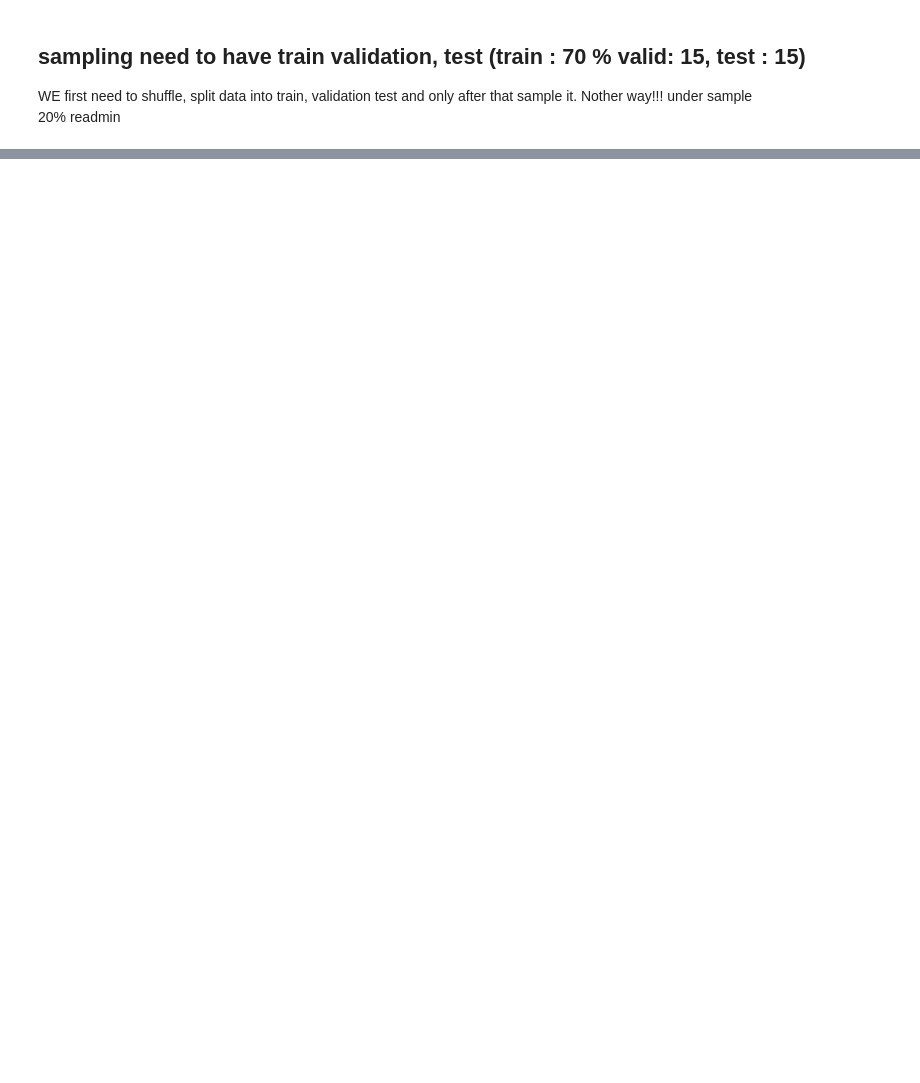
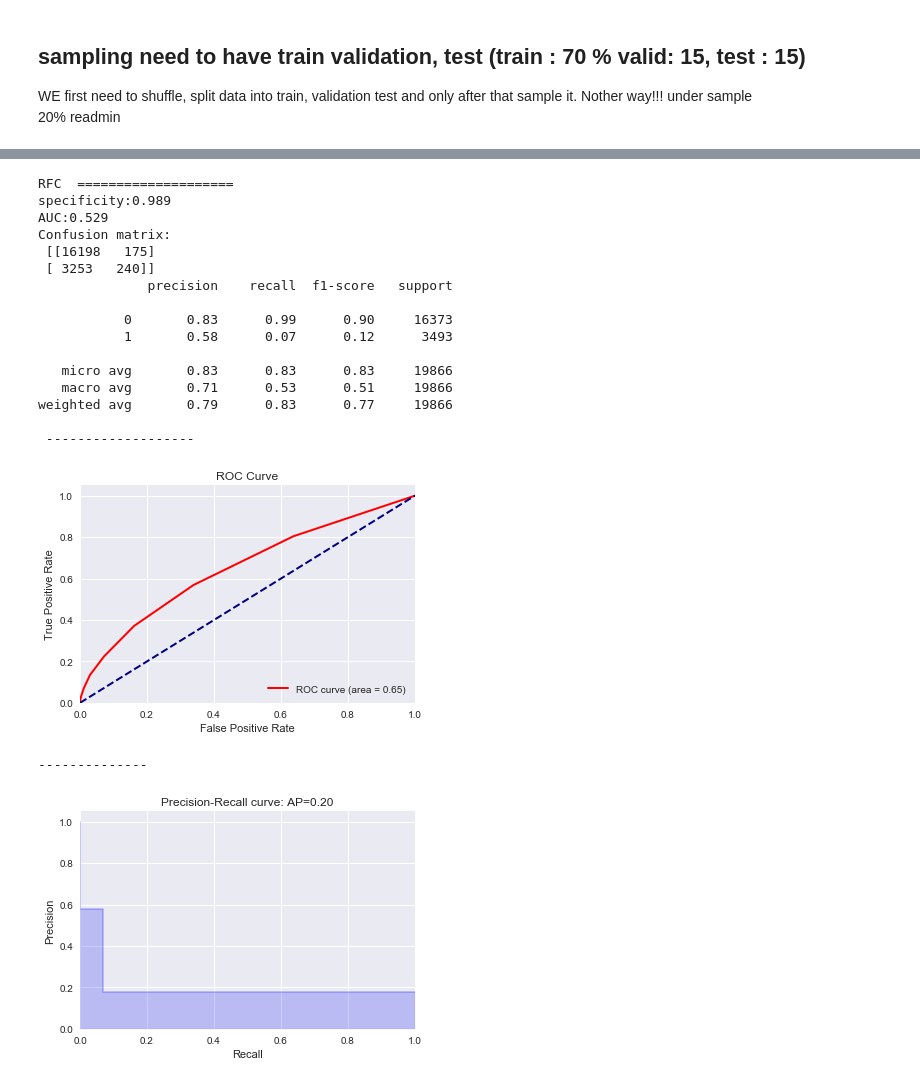
Before and after one commit to v2br/AI_study, a Jupyter notebook: unit3/capstone3.ipynb, the cells around one changed output, grey strips where cells are left out. Drawn from its saved outputs; the diff is of its cells as text; code cells hidden in the pictures; blank space fills up the shorter version.

```diff
--- a/unit3/capstone3.ipynb
+++ b/unit3/capstone3.ipynb
@@ -1013,3 +923,28 @@ weighted avg       0.78      0.82      0.77     18998
+# %%
+#random forest
+from sklearn import ensemble
+rfc = ensemble.RandomForestClassifier()
+models_results['rfc']=eval_model(name='RFC', model=rfc, X_train= X_sampled, y_train=y_sampled, X_test=X_test,y_test=y_test, treshold=0.5)
+# %% [output]
+RFC  ====================
+specificity:0.989
+AUC:0.529
+Confusion matrix:
+ [[16198   175]
+ [ 3253   240]]
+              precision    recall  f1-score   support
+
+           0       0.83      0.99      0.90     16373
+           1       0.58      0.07      0.12      3493
+
+   micro avg       0.83      0.83      0.83     19866
+   macro avg       0.71      0.53      0.51     19866
+weighted avg       0.79      0.83      0.77     19866
+
+ -------------------
+[figure, added]
+--------------
+[figure, added]
 # %%
 # stohastic Gradient Descent
 from sklearn.linear_model import SGDClassifier
```
Also changed, not shown: parts of 32 cells of this notebook.
